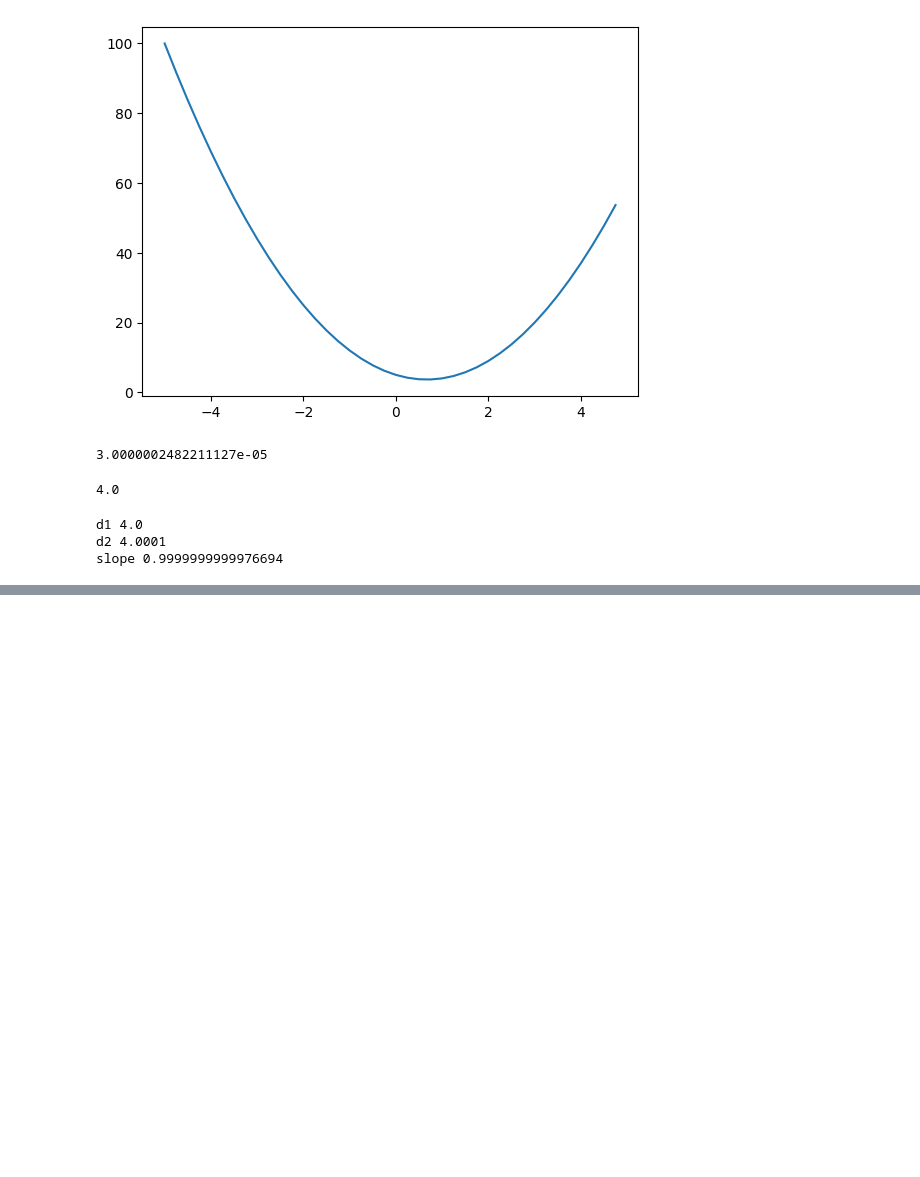
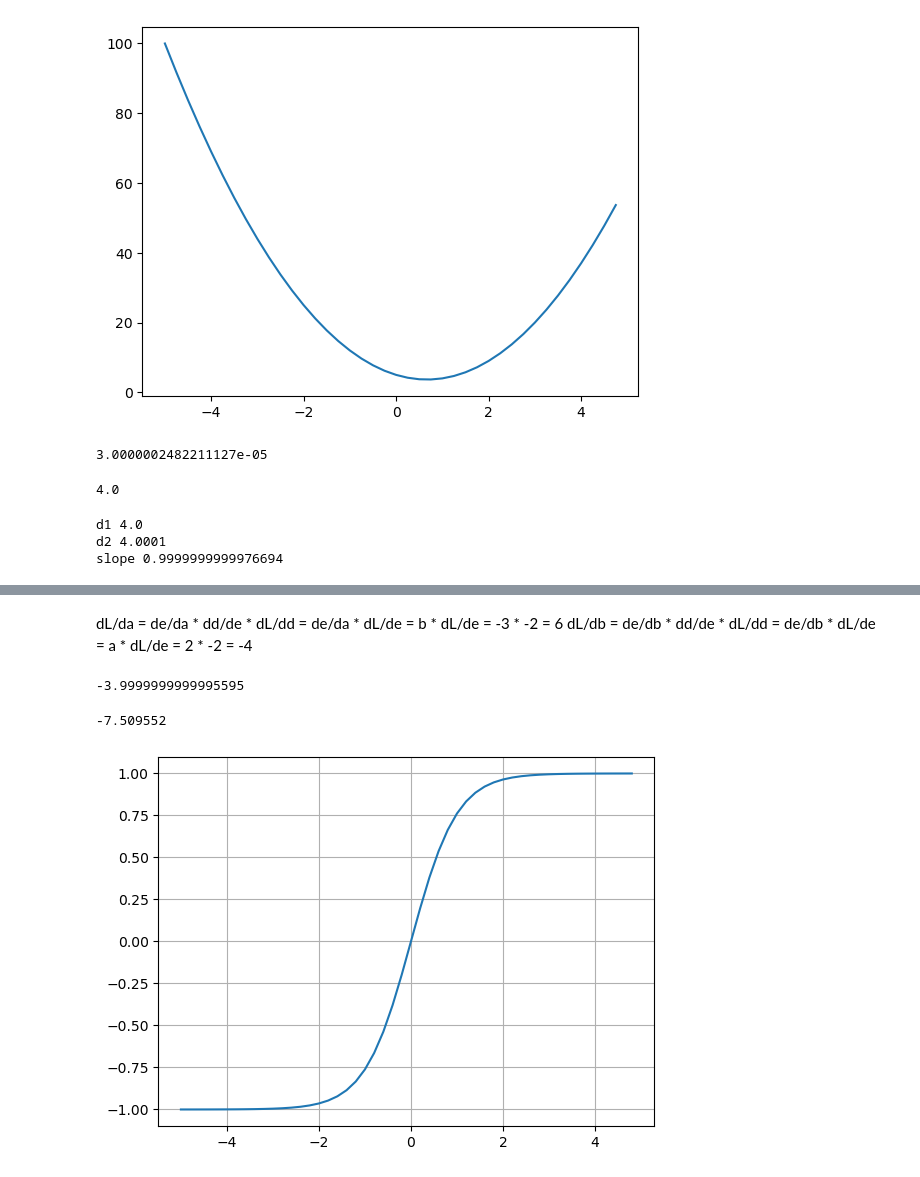
Before and after one commit to elisgitpage/Building-micrograd-course, a Jupyter notebook: notebooks/micrograd_from_scratch.ipynb, the cells around one changed output, grey strips where cells are left out. Saved outputs shown, nothing was run; the diff lists cells and outputs as text; code cells hidden in the pictures; blank space fills up the shorter version.

```diff
--- a/notebooks/micrograd_from_scratch.ipynb
+++ b/notebooks/micrograd_from_scratch.ipynb
@@ -117,0 +178,3 @@ ExecutableNotFound: failed to execute PosixPath('dot'), make sure the Graphviz e
+# %% [markdown]
+dL/da = de/da * dd/de * dL/dd = de/da * dL/de = b * dL/de = -3 * -2 = 6
+dL/db = de/db * dd/de * dL/dd = de/db * dL/de = a * dL/de = 2 * -2 = -4
@@ -117,0 +184,45 @@ ExecutableNotFound: failed to execute PosixPath('dot'), make sure the Graphviz e
+# %%
+def lol():
+    a = Value(2.0, label='a')
+    b = Value(-3.0, label='b')
+    c = Value(10.0, label='c')
+    e = a*b; e.label = 'e'
+    d = e + c; d.label = 'd'
+    f = Value(-2.0, label='f')
+    L = d * f; L.label = 'L'
+    L1 = L.data
+
+    h = 0.001
+    a = Value(2.0, label='a')
+    b = Value(-3.0, label='b')
+    b.data += h
+    c = Value(10.0, label='c')
+    e = a*b; e.label = 'e'
+    d = e + c; d.label = 'd'
+    d.data
+    f = Value(-2.0, label='f')
+    L = d * f; L.label = 'L'
+    L2 = L.data
+
+    grad = (L2 - L1)/h
+    print(grad)
+lol()
+# %% [output]
+-3.9999999999995595
+# %%
+a.data += 0.01 * a.grad
+b.data += 0.01 * b.grad
+c.data += 0.01 * c.grad
+f.data += 0.01 * d.grad
+
+e = a*b
+d = e + c
+L = d * f
+
+print(L.data)
+# %% [output]
+-7.509552
+# %%
+plt.plot(np.arange(-5,5,0.2), np.tanh(np.arange(-5,5,0.2))); plt.grid()
+# %% [output]
+[figure, added]
```
Also changed, not shown: parts of 25 cells of this notebook.
